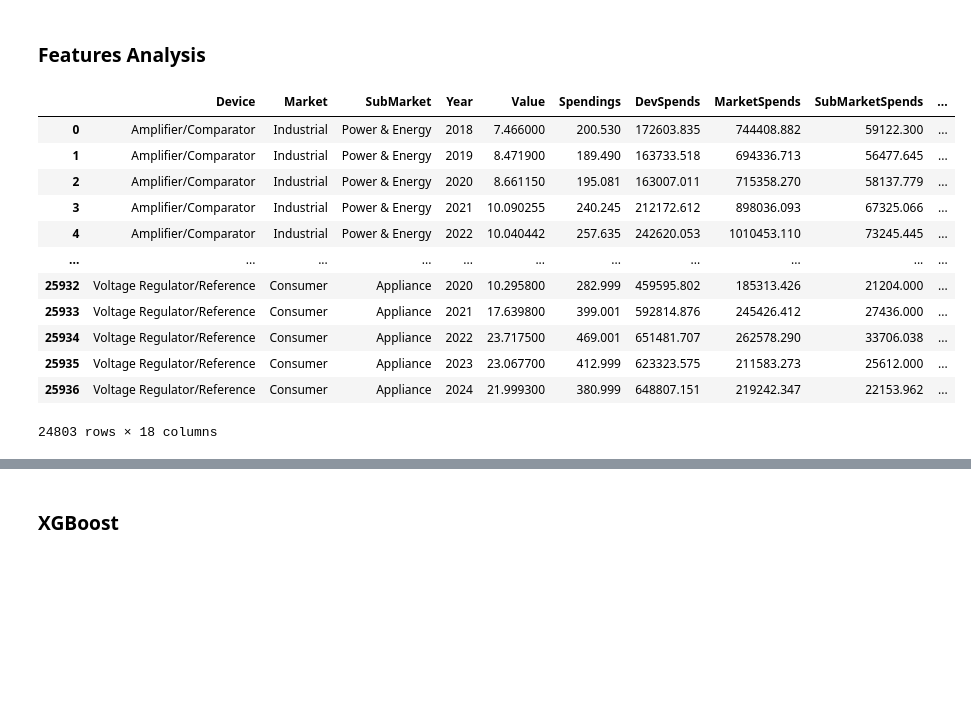
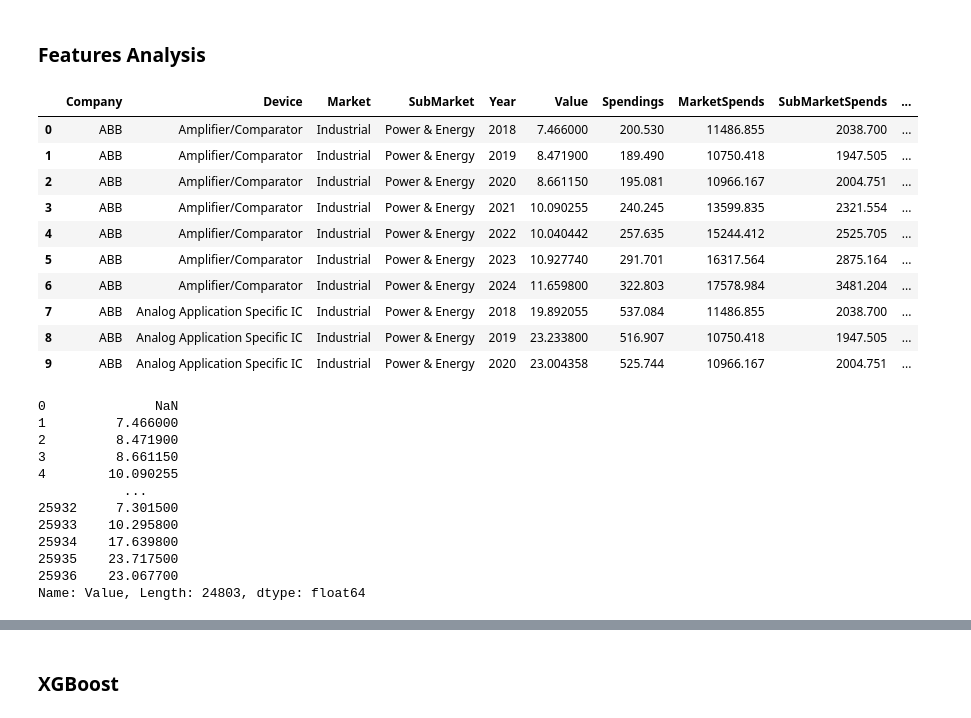
Before and after one commit to lucasleforest/analyticslab, a Jupyter notebook: 2_models/prediction.ipynb, the cells around one changed output, grey strips where cells are left out. Cells and saved outputs as stored; diff of their text form; code cells hidden in the pictures; blank space fills up the shorter version.

```diff
--- a/2_models/prediction.ipynb
+++ b/2_models/prediction.ipynb
@@ -98,19 +86,16 @@ plt.show()
 ### Features Analysis
 # %%
 df = pd.read_csv("../clean_data/final_df.csv", index_col= 0)
-df.drop(["Company"], axis = 1, inplace = True)
-df
+df.head(10)
 # %% [output]
-|  | Device | Market | SubMarket | Year | Value | Spendings | DevSpends | MarketSpends | SubMarketSpends | ... |
-| 0 | Amplifier/Comparator | Industrial | Power & Energy | 2018 | 7.466000 | 200.530 | 172603.835 | 744408.882 | 59122.300 | ... |
-| 1 | Amplifier/Comparator | Industrial | Power & Energy | 2019 | 8.471900 | 189.490 | 163733.518 | 694336.713 | 56477.645 | ... |
-| 2 | Amplifier/Comparator | Industrial | Power & Energy | 2020 | 8.661150 | 195.081 | 163007.011 | 715358.270 | 58137.779 | ... |
-| 3 | Amplifier/Comparator | Industrial | Power & Energy | 2021 | 10.090255 | 240.245 | 212172.612 | 898036.093 | 67325.066 | ... |
-| 4 | Amplifier/Comparator | Industrial | Power & Energy | 2022 | 10.040442 | 257.635 | 242620.053 | 1010453.110 | 73245.445 | ... |
-| ... | ... | ... | ... | ... | ... | ... | ... | ... | ... | ... |
-| 25932 | Voltage Regulator/Reference | Consumer | Appliance | 2020 | 10.295800 | 282.999 | 459595.802 | 185313.426 | 21204.000 | ... |
-| 25933 | Voltage Regulator/Reference | Consumer | Appliance | 2021 | 17.639800 | 399.001 | 592814.876 | 245426.412 | 27436.000 | ... |
-| 25934 | Voltage Regulator/Reference | Consumer | Appliance | 2022 | 23.717500 | 469.001 | 651481.707 | 262578.290 | 33706.038 | ... |
-| 25935 | Voltage Regulator/Reference | Consumer | Appliance | 2023 | 23.067700 | 412.999 | 623323.575 | 211583.273 | 25612.000 | ... |
-| 25936 | Voltage Regulator/Reference | Consumer | Appliance | 2024 | 21.999300 | 380.999 | 648807.151 | 219242.347 | 22153.962 | ... |
+|  | Company | Device | Market | SubMarket | Year | Value | Spendings | MarketSpends | SubMarketSpends | ... |
+| 0 | ABB | Amplifier/Comparator | Industrial | Power & Energy | 2018 | 7.466000 | 200.530 | 11486.855 | 2038.700 | ... |
+| 1 | ABB | Amplifier/Comparator | Industrial | Power & Energy | 2019 | 8.471900 | 189.490 | 10750.418 | 1947.505 | ... |
+| 2 | ABB | Amplifier/Comparator | Industrial | Power & Energy | 2020 | 8.661150 | 195.081 | 10966.167 | 2004.751 | ... |
+| 3 | ABB | Amplifier/Comparator | Industrial | Power & Energy | 2021 | 10.090255 | 240.245 | 13599.835 | 2321.554 | ... |
+| 4 | ABB | Amplifier/Comparator | Industrial | Power & Energy | 2022 | 10.040442 | 257.635 | 15244.412 | 2525.705 | ... |
+| 5 | ABB | Amplifier/Comparator | Industrial | Power & Energy | 2023 | 10.927740 | 291.701 | 16317.564 | 2875.164 | ... |
+| 6 | ABB | Amplifier/Comparator | Industrial | Power & Energy | 2024 | 11.659800 | 322.803 | 17578.984 | 3481.204 | ... |
+| 7 | ABB | Analog Application Specific IC | Industrial | Power & Energy | 2018 | 19.892055 | 537.084 | 11486.855 | 2038.700 | ... |
+| 8 | ABB | Analog Application Specific IC | Industrial | Power & Energy | 2019 | 23.233800 | 516.907 | 10750.418 | 1947.505 | ... |
+| 9 | ABB | Analog Application Specific IC | Industrial | Power & Energy | 2020 | 23.004358 | 525.744 | 10966.167 | 2004.751 | ... |
-24803 rows × 18 columns
@@ -116,0 +105,15 @@ df
+# %%
+df.groupby("Device", Value.shift(1)
+# %% [output]
+0              NaN
+1         7.466000
+2         8.471900
+3         8.661150
+4        10.090255
+           ...
+25932     7.301500
+25933    10.295800
+25934    17.639800
+25935    23.717500
+25936    23.067700
+Name: Value, Length: 24803, dtype: float64
```
Also changed, not shown: parts of 12 cells of this notebook, 5 other files.
